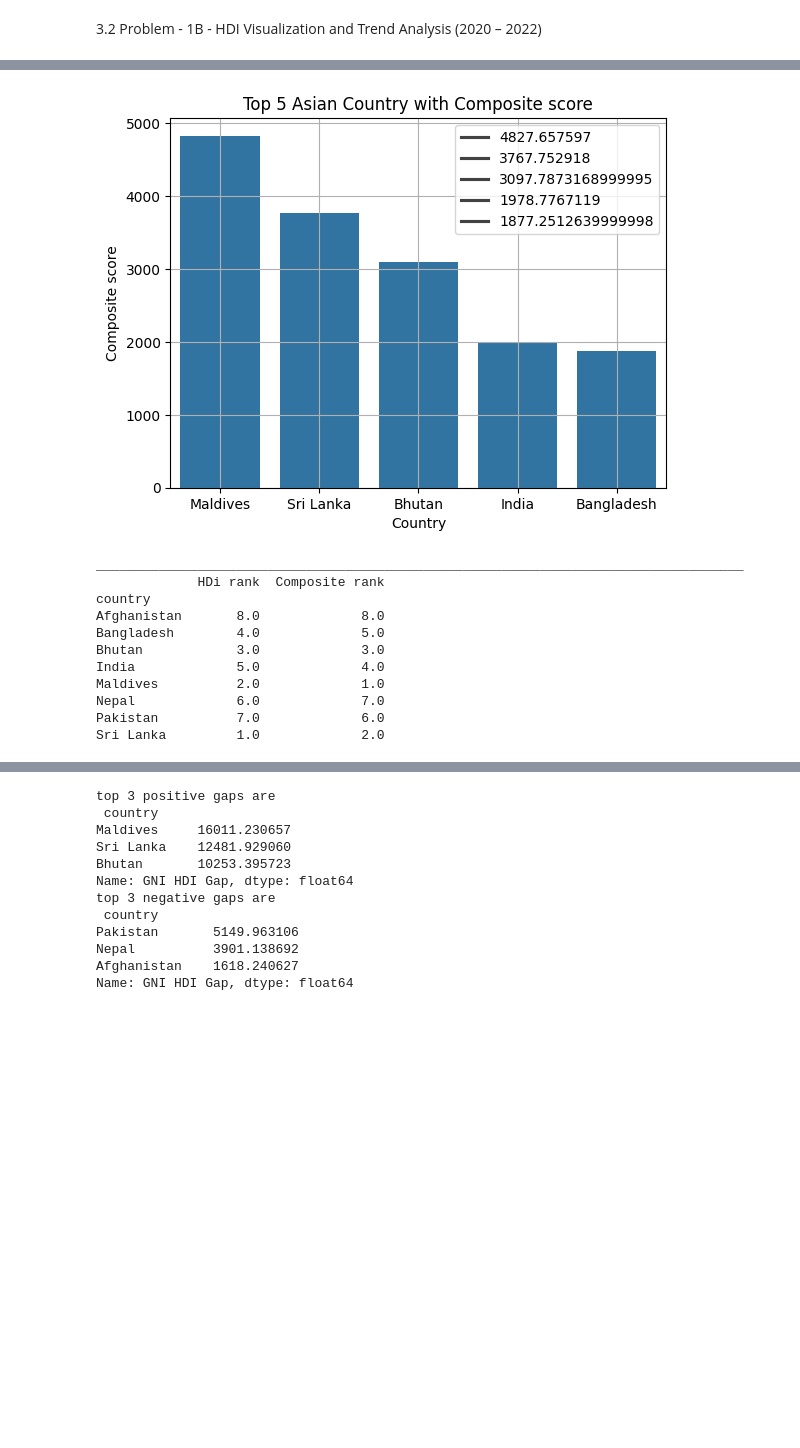
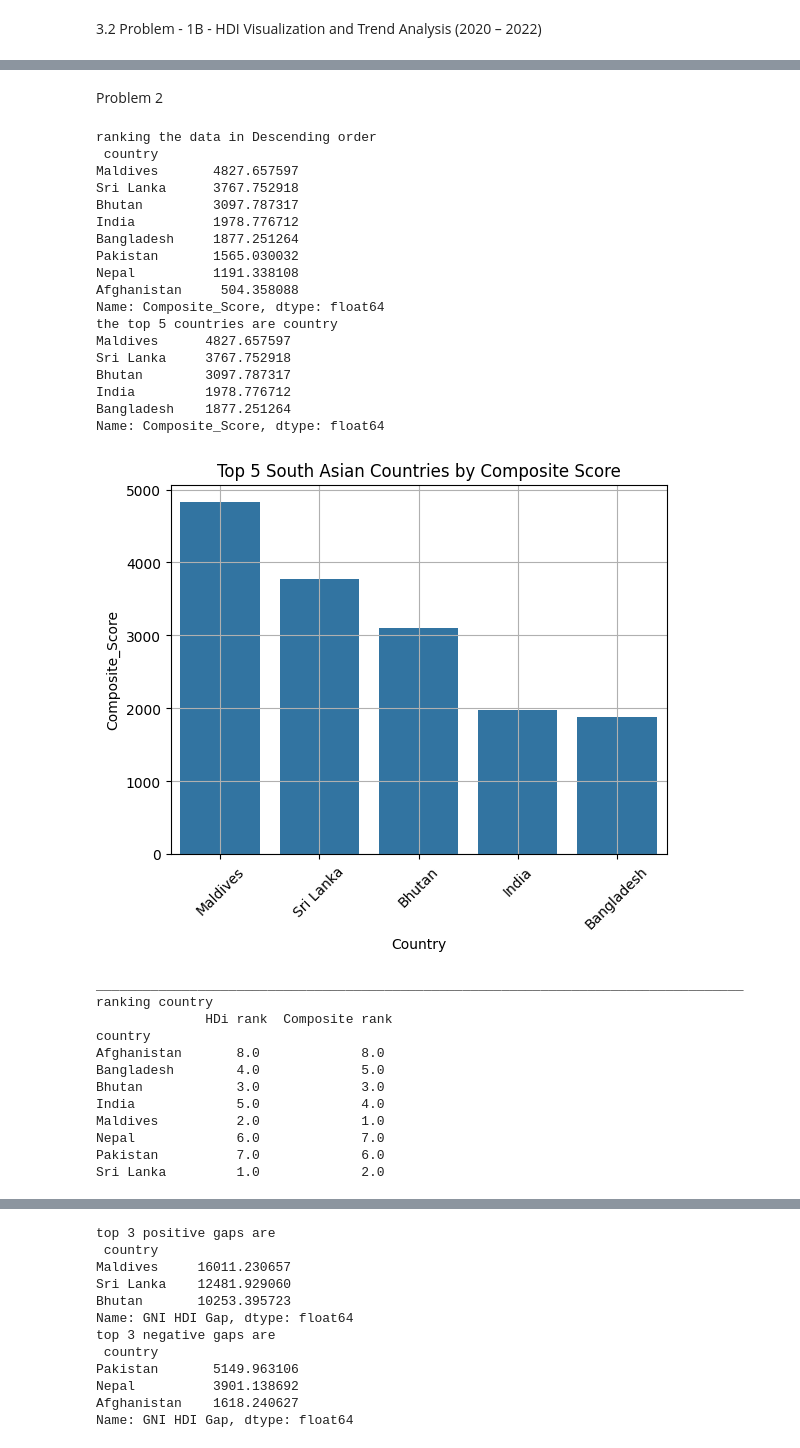
Before and after one commit to budhathoki10/Concept_and_Technology_of_AI, a Jupyter notebook: 2501932_Kushal_Budhathoki.ipynb, the cells around one changed output, grey strips where cells are left out. Drawn from its saved outputs; the diff is of its cells as text; code cells hidden in the pictures; blank space fills up the shorter version.

```diff
--- a/2501932_Kushal_Budhathoki.ipynb
+++ b/2501932_Kushal_Budhathoki.ipynb
@@ -209,51 +263,73 @@ Name: hdi, dtype: float64
+# %% [markdown]
+Problem 2
 # %%
 south_asianCountry= ["Afghanistan", "Bangladesh", "Bhutan", "India",
 "Maldives", "Nepal", "Pakistan", "Sri Lanka"]
 
 HDI_SAC= df[df['country'].isin(south_asianCountry)].copy()
 HDI_SAC.to_csv("HDI SouthAsia.csv", index=False)
 
 #Composite Development Score:
 HDI_SAC["Composite_Score"]= 0.3*HDI_SAC['life_expectancy']+0.3*HDI_SAC['gross_inc_percap']
 ranking_country=  HDI_SAC.groupby("country")['Composite_Score'].mean().sort_values(ascending=False)
-#print(f"ranking the data in Descending order \n {ranking_country}")
+print(f"ranking the data in Descending order \n {ranking_country}")
 
 
 # plotting top 5 countries
 #extracting top5 country
 top5_Country= ranking_country.head(5)
-# print(top5_Country)
-sns.barplot(data=top5_Country)
-plt.title("Top 5 Asian Country with Composite score")
-plt.ylabel("Composite score")
-plt.xlabel("Country")
+print(f"the top 5 countries are {top5_Country}")
+
+top5_df = top5_Country.reset_index()
+top5_df.columns = ['Country', 'Composite_Score']
+sns.barplot(data=top5_df, x='Country', y='Composite_Score')
+plt.title("Top 5 South Asian Countries by Composite Score")
+plt.xticks(rotation=45)
 plt.grid()
-plt.legend(top5_Country)
 plt.show()
 
 print("___________________________________________________________________________________")
 #Compare the ranking of countries by Composite Score with their HDI ranking and discuss any
 #differences.
 hdi_rank= HDI_SAC.groupby('country')['hdi'].mean().sort_values(ascending=False)
 datas= pd.DataFrame({
     "HDi rank":hdi_rank.rank(ascending=False),
     "Composite rank":ranking_country.rank(ascending=False)
 })
 
-print(datas)
+print(f"ranking country \n {datas}")
 # %% [output]
+ranking the data in Descending order
+ country
+Maldives       4827.657597
+Sri Lanka      3767.752918
+Bhutan         3097.787317
+India          1978.776712
+Bangladesh     1877.251264
+Pakistan       1565.030032
+Nepal          1191.338108
+Afghanistan     504.358088
+Name: Composite_Score, dtype: float64
+the top 5 countries are country
+Maldives      4827.657597
+Sri Lanka     3767.752918
+Bhutan        3097.787317
+India         1978.776712
+Bangladesh    1877.251264
+Name: Composite_Score, dtype: float64
-[figure, old version]
+[figure, new version]
-___________________________________________________________________________________
-             HDi rank  Composite rank
-country
-Afghanistan       8.0             8.0
-Bangladesh        4.0             5.0
-Bhutan            3.0             3.0
-India             5.0             4.0
-Maldives          2.0             1.0
-Nepal             6.0             7.0
-Pakistan          7.0             6.0
-Sri Lanka         1.0             2.0
+___________________________________________________________________________________
+ranking country
+              HDi rank  Composite rank
+country
+Afghanistan       8.0             8.0
+Bangladesh        4.0             5.0
+Bhutan            3.0             3.0
+India             5.0             4.0
+Maldives          2.0             1.0
+Nepal             6.0             7.0
+Pakistan          7.0             6.0
+Sri Lanka         1.0             2.0
 # %%
 #3. Outlier Detection:
 Q1_hdi= HDI_SAC['hdi'].quantile(0.25)
```
Also changed, not shown: parts of 9 cells of this notebook.
